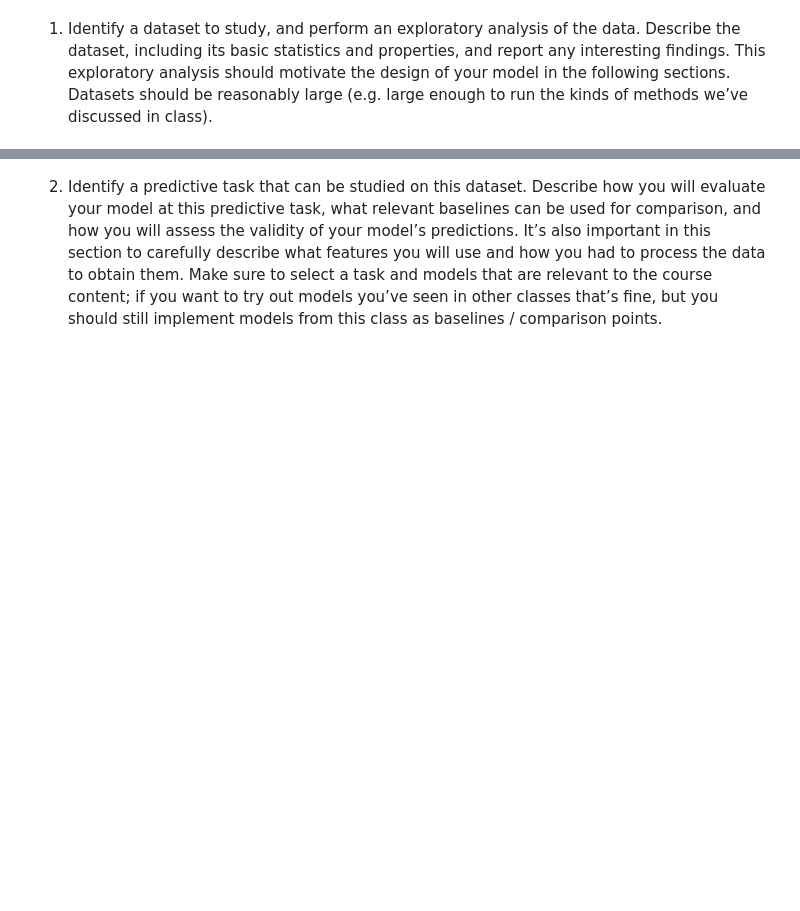
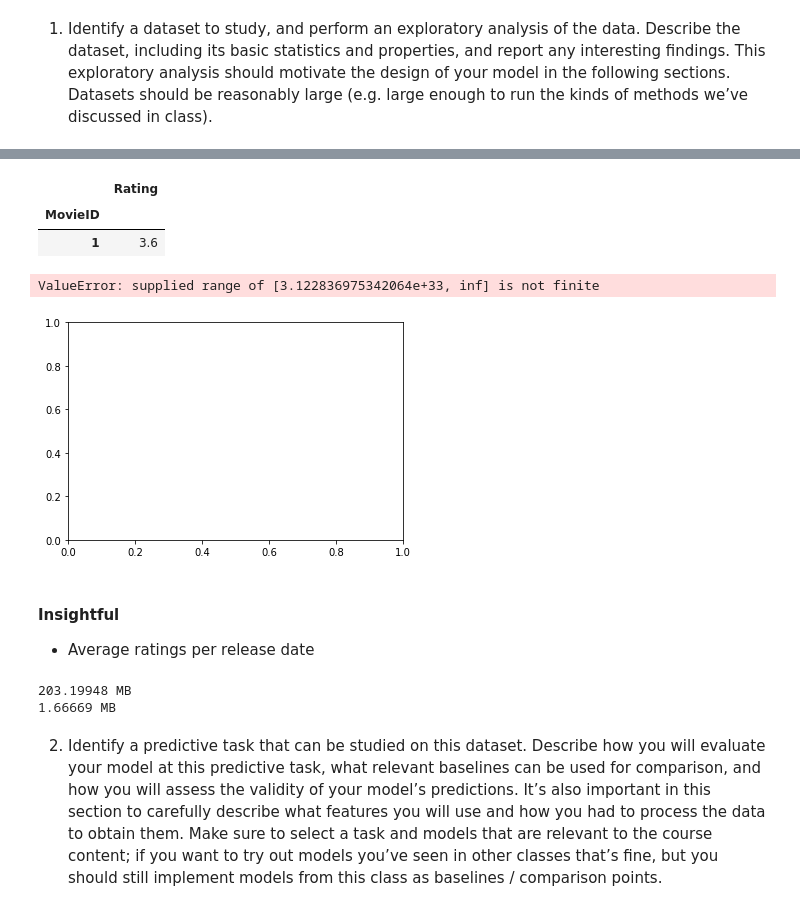
Before and after one commit to KaiMJ/netflix-recommendation, a Jupyter notebook: display.ipynb, the cells around one changed output, grey strips where cells are left out. Drawn from its saved outputs; the diff is of its cells as text; code cells hidden in the pictures; blank space fills up the shorter version.

```diff
--- a/display.ipynb
+++ b/display.ipynb
@@ -6,0 +133,29 @@ class).
+# %%
+data.head(10).groupby("MovieID").mean()
+# %% [output]
+|  | Rating |
+| MovieID |  |
+| 1 | 3.6 |
+# %%
+n = 4499
+
+ratings = data.groupby('MovieID').mean()['Rating']
+ratings.hist(bins=n//100)
+plt.axvline(ratings.median(), color='y', label="Median")
+plt.axvline(ratings.mean(), color='r', label="Mean")
+plt.title("Average rating per Movie")
+plt.legend()
+
+plt.show()
+
+print("Mean rating:", ratings.mean())
+print("Median rating:", ratings.median())
+print("Min rating:", ratings.min())
+print("Max rating:", ratings.max())
+# %% [output]
+ValueError: supplied range of [3.122836975342064e+33, inf] is not finite
+[figure, added]
+# %% [markdown]
+#### Insightful
+
+- Average ratings per release date
@@ -7,3 +164,10 @@ class).
+# %%
+import sys
+print(sys.getsizeof(data) / 1e6, 'MB')
+print(sys.getsizeof(movies) / 1e6, 'MB')
+# %% [output]
+203.19948 MB
+1.66669 MB
 # %% [markdown]
 2. Identify a predictive task that can be studied on this dataset. Describe how you will evaluate
 your model at this predictive task, what relevant baselines can be used for comparison, and how
```
Also changed, not shown: parts of 12 cells of this notebook, 1 other file.
